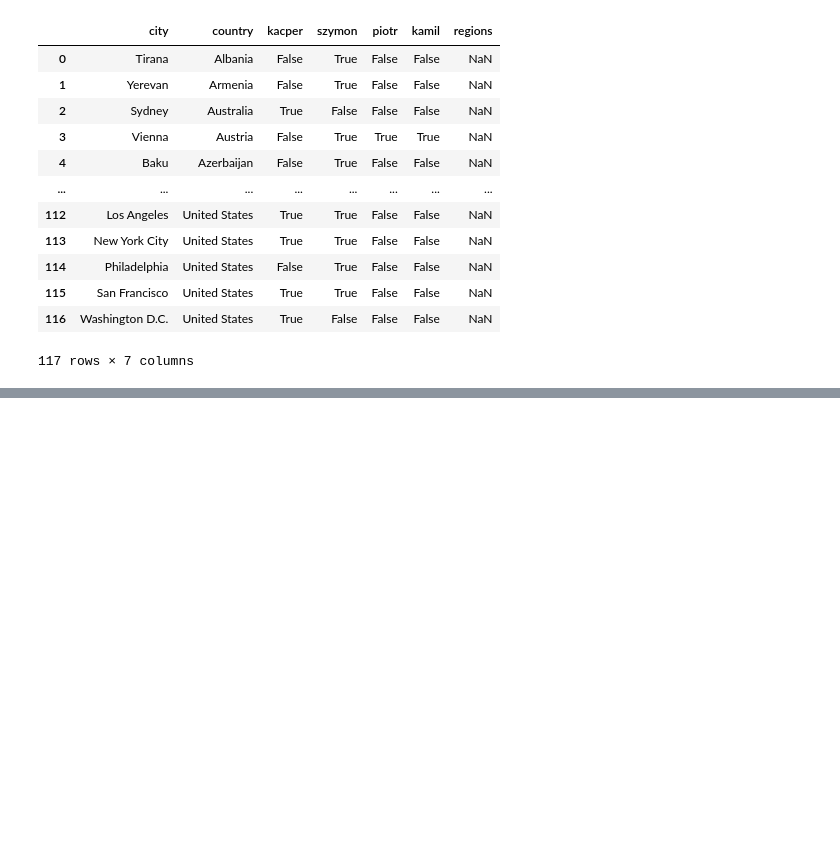
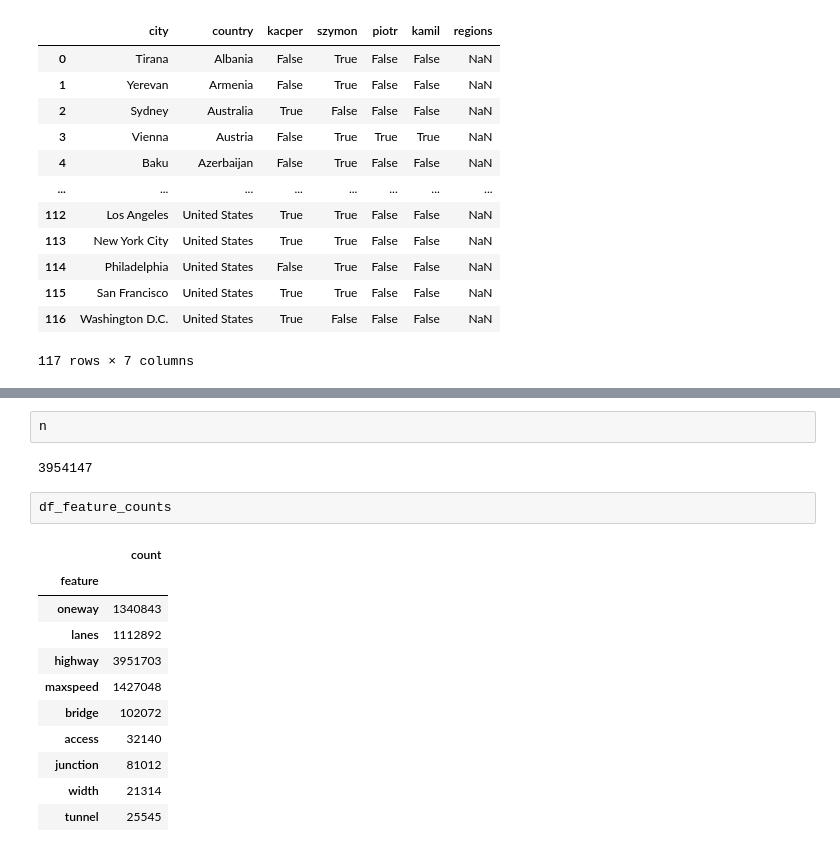
Before and after one commit to Calychas/highway2vec, a Jupyter notebook: notebooks/explorative.ipynb, the cells around one changed output, grey strips where cells are left out. Saved outputs shown, nothing was run; the diff lists cells and outputs as text; blank space fills up the shorter version.

```diff
--- a/notebooks/explorative.ipynb
+++ b/notebooks/explorative.ipynb
@@ -144,0 +127,18 @@ ctx.add_basemap(ax, source=ctx.providers.CartoDB.Positron)
+# %%
+n
+# %% [output]
+3954147
+# %%
+df_feature_counts
+# %% [output]
+|  | count |
+| feature |  |
+| oneway | 1340843 |
+| lanes | 1112892 |
+| highway | 3951703 |
+| maxspeed | 1427048 |
+| bridge | 102072 |
+| access | 32140 |
+| junction | 81012 |
+| width | 21314 |
+| tunnel | 25545 |
```
Also changed, not shown: parts of 11 cells of this notebook, 3 other files.
